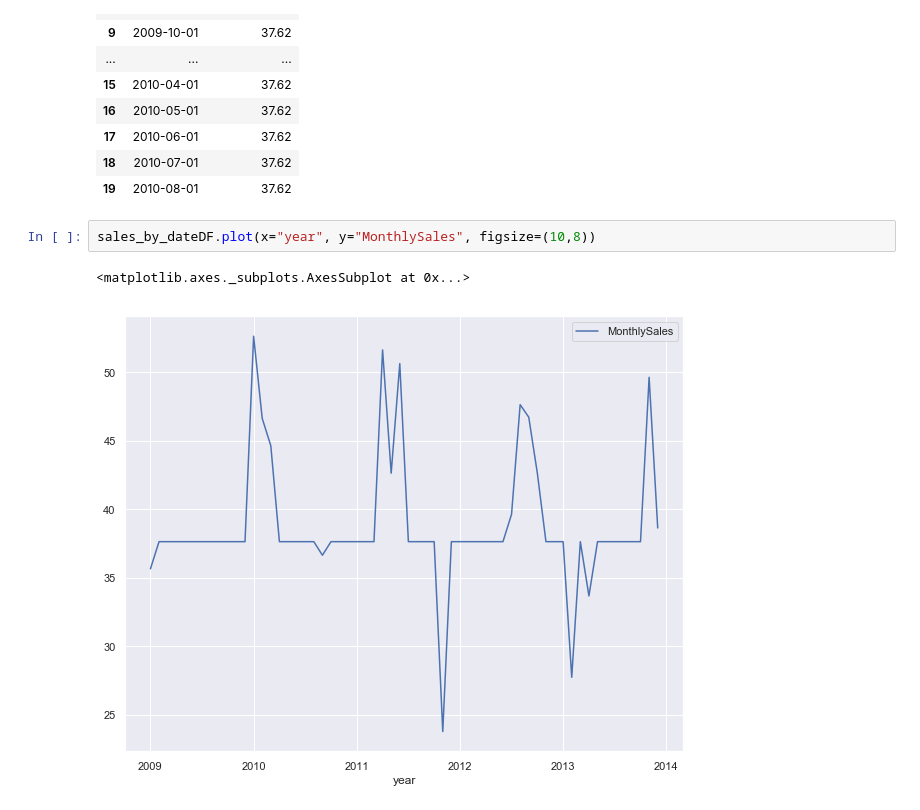
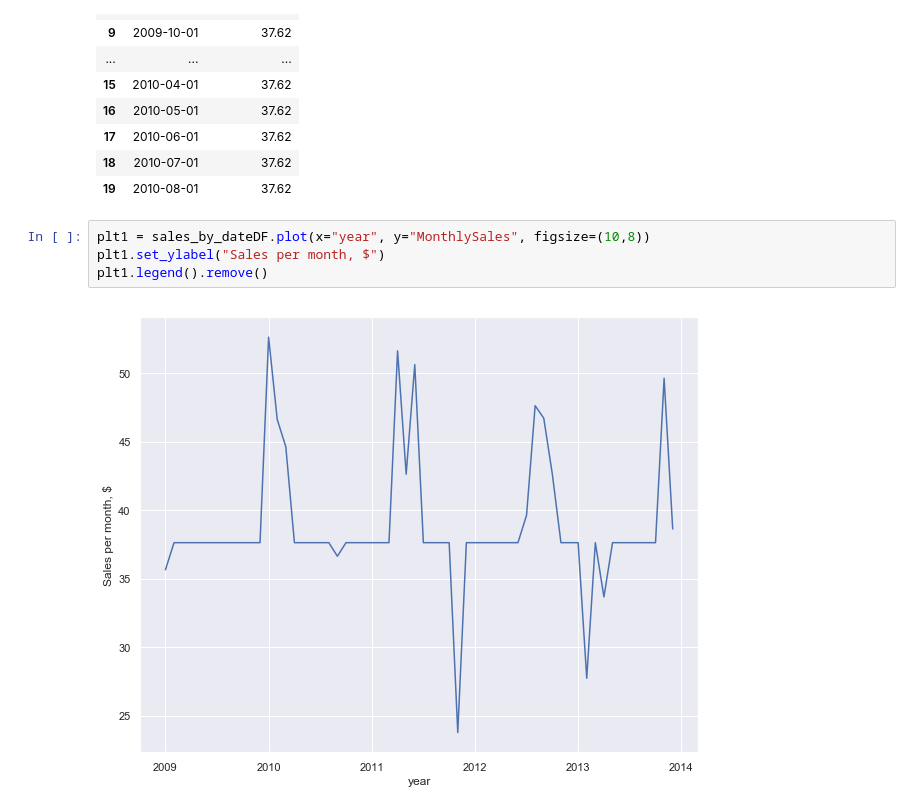
Before and after one commit to vaal12/MSPowerPoint-Automation, a Jupyter notebook: Picture for powerpoint.ipynb, the cells around one changed output. Cells and saved outputs as stored; diff of their text form.

```diff
--- a/Picture for powerpoint.ipynb
+++ b/Picture for powerpoint.ipynb
@@ -204,7 +204,8 @@ sales_by_dateDF.head(20)
 | 18 | 2010-07-01 | 37.62 |
 | 19 | 2010-08-01 | 37.62 |
 # %%
-sales_by_dateDF.plot(x="year", y="MonthlySales", figsize=(10,8))
+plt1 = sales_by_dateDF.plot(x="year", y="MonthlySales", figsize=(10,8))
+plt1.set_ylabel("Sales per month, $")
+plt1.legend().remove()
 # %% [output]
-<matplotlib.axes._subplots.AxesSubplot at 0x...>
-[figure, old version]
+[figure, new version]
```
Also changed, not shown: parts of 8 cells of this notebook, 2 other files.
